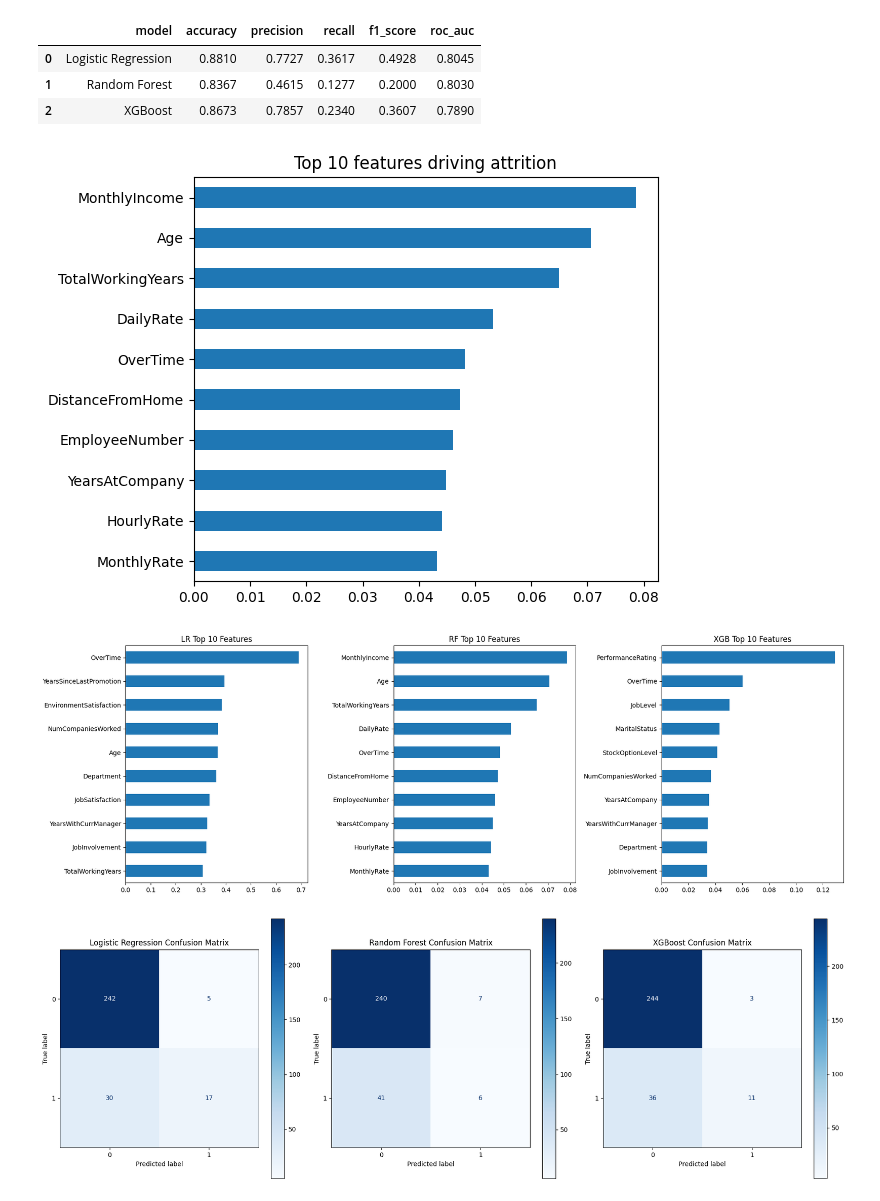
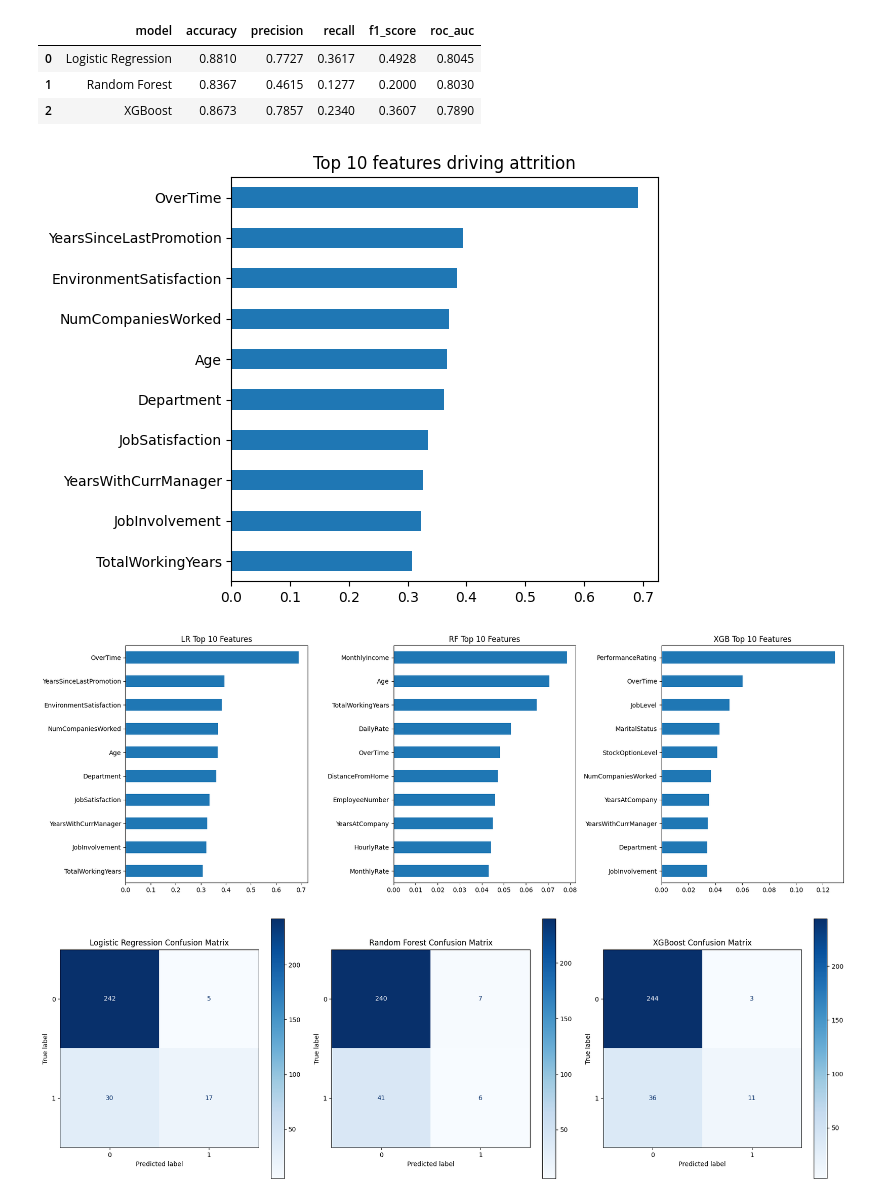
Before and after one commit to Sumant40/hr-attrition-analysis, a Jupyter notebook: modelling.ipynb, the cells around one changed output. Saved outputs shown, nothing was run; the diff lists cells and outputs as text; code cells hidden in the pictures.

```diff
--- a/modelling.ipynb
+++ b/modelling.ipynb
@@ -98,8 +98,8 @@ out = Path('outputs/figures')
 out.mkdir(parents=True, exist_ok=True)
 
 # 1. Feature importance
-rf = models['Random Forest']
-feat_imp = pd.Series(rf.feature_importances_, index=X.columns)
+lr = models['Logistic Regression']
+feat_imp = pd.Series(np.abs(lr.coef_[0]), index=X.columns)
 feat_imp.nlargest(10).sort_values().plot(kind='barh', title='Top 10 features driving attrition')
 plt.tight_layout()
 plt.savefig(out / 'feature_importance.png', dpi=300, bbox_inches='tight')
@@ -128,34 +128,34 @@ plt.savefig(out / "feature_importance_comparison.png", dpi=300, bbox_inches="tig
 plt.show()
 
 # 2. Confusion matrices comparison
 fig, axes = plt.subplots(1, 3, figsize=(18, 6))
 
 for i, (name, model) in enumerate(models.items()):
     if name == 'Logistic Regression':
         ConfusionMatrixDisplay.from_estimator(model, X_test_scaled, y_test, ax=axes[i], cmap="Blues")
     else:
         ConfusionMatrixDisplay.from_estimator(model, X_test, y_test, ax=axes[i], cmap="Blues")
     axes[i].set_title(f'{name} Confusion Matrix')
 
 plt.tight_layout()
 plt.savefig(out / "confusion_matrices_comparison.png", dpi=300, bbox_inches="tight")
 plt.show()
 
 # 3. ROC curves comparison
 fig, axes = plt.subplots(1, 3, figsize=(18, 6))
 
 for i, (name, model) in enumerate(models.items()):
     if name == 'Logistic Regression':
         RocCurveDisplay.from_estimator(model, X_test_scaled, y_test, ax=axes[i])
     else:
         RocCurveDisplay.from_estimator(model, X_test, y_test, ax=axes[i])
     axes[i].set_title(f'{name} ROC Curve')
 
 plt.tight_layout()
 plt.savefig(out / "roc_curves_comparison.png", dpi=300, bbox_inches="tight")
 plt.show()
 # %% [output]
-[figure, old version]
+[figure, new version]
 [figure]
 [figure]
 [figure]
```
Also changed, not shown: 2 other files.
